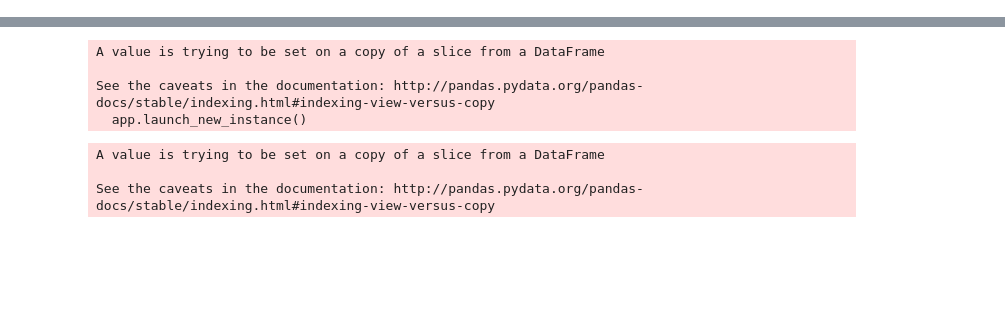
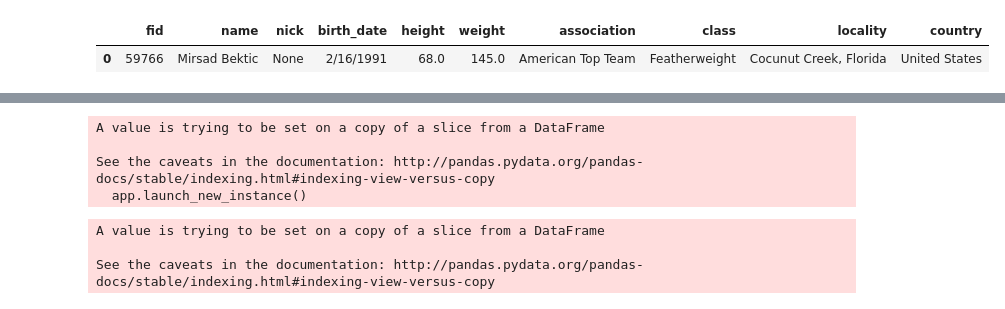
Before and after one commit to michael-j-sanders/DSI-SF-1-msanders2288, a Jupyter notebook: Final Project/UFC_Initial_coding.ipynb, the cells around one changed output, grey strips where cells are left out. Saved outputs shown, nothing was run; the diff lists cells and outputs as text; code cells hidden in the pictures; blank space fills up the shorter version.

```diff
--- a/Final Project/UFC_Initial_coding.ipynb
+++ b/Final Project/UFC_Initial_coding.ipynb
@@ -49,0 +27,5 @@ def height_changer(index, newval):
+# %%
+fighters[fighters['fid']==59766]
+# %% [output]
+|  | fid | name | nick | birth_date | height | weight | association | class | locality | country |
+| 0 | 59766 | Mirsad Bektic | None | 2/16/1991 | 68.0 | 145.0 | American Top Team | Featherweight | Cocunut Creek, Florida | United States |
```
Also changed, not shown: parts of 31 cells of this notebook, 1 other file.
